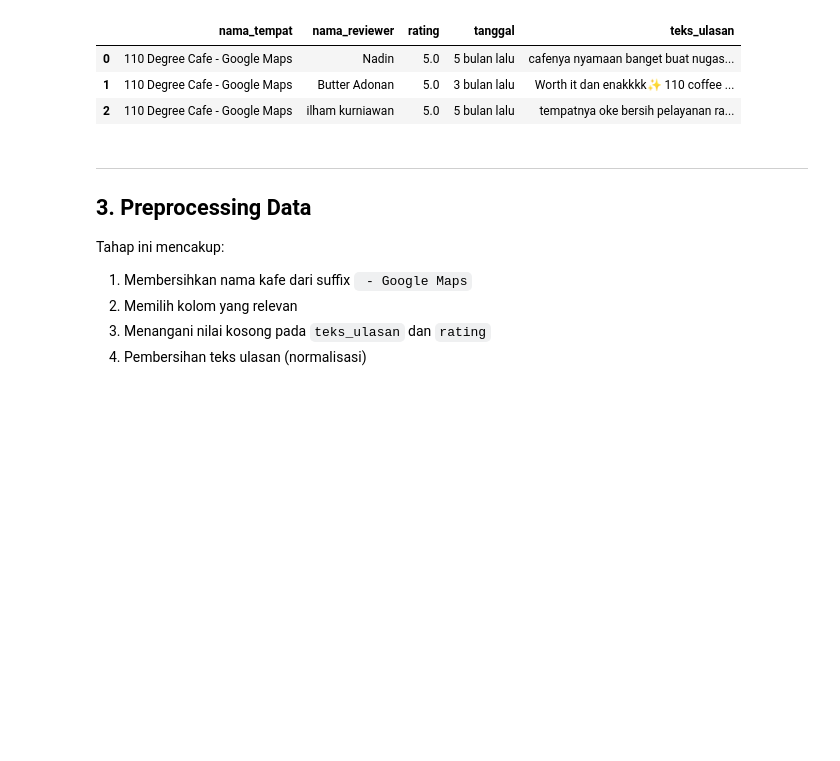
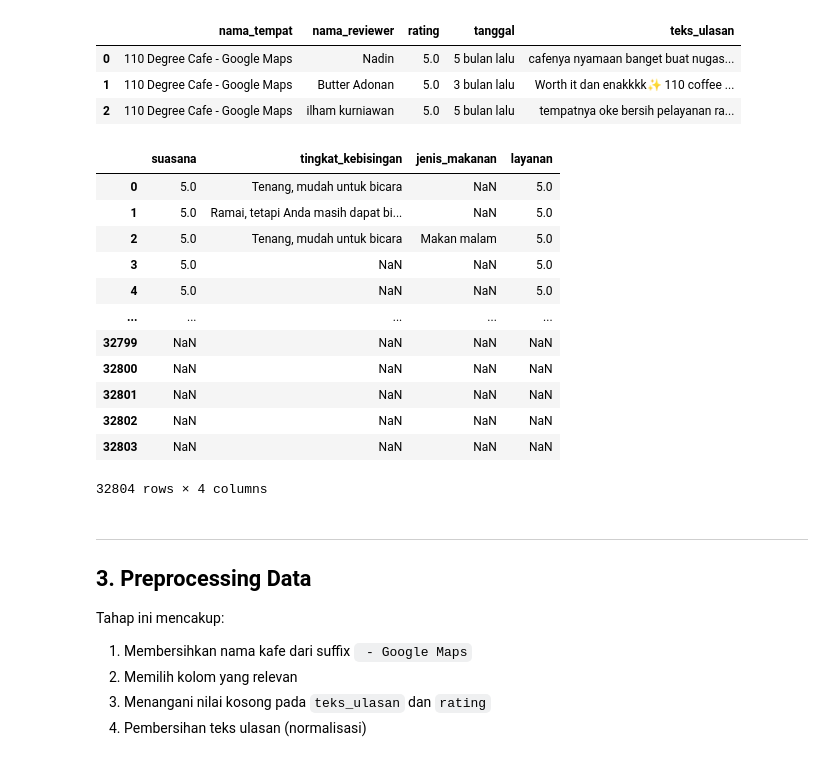
Before and after one commit to Sintasitinuriah/Final_Project_STBI, a Jupyter notebook: cbf_kafe_jogja_new.ipynb, the cells around one changed output. Cells and saved outputs as stored; diff of their text form; code cells hidden in the pictures; blank space fills up the shorter version.

```diff
--- a/cbf_kafe_jogja_new.ipynb
+++ b/cbf_kafe_jogja_new.ipynb
@@ -139,6 +139,23 @@ raw_df[['nama_tempat', 'nama_reviewer', 'rating', 'tanggal', 'teks_ulasan']].hea
 | 0 | 110 Degree Cafe - Google Maps | Nadin | 5.0 | 5 bulan lalu | cafenya nyamaan banget buat nugas... |
 | 1 | 110 Degree Cafe - Google Maps | Butter Adonan | 5.0 | 3 bulan lalu | Worth it dan enakkkk✨ 110 coffee ... |
 | 2 | 110 Degree Cafe - Google Maps | ilham kurniawan | 5.0 | 5 bulan lalu | tempatnya oke bersih pelayanan ra... |
+# %%
+kolom_vibe = raw_df[['suasana', 'tingkat_kebisingan', 'jenis_makanan', 'layanan']]
+kolom_vibe
+# %% [output]
+|  | suasana | tingkat_kebisingan | jenis_makanan | layanan |
+| 0 | 5.0 | Tenang, mudah untuk bicara | NaN | 5.0 |
+| 1 | 5.0 | Ramai, tetapi Anda masih dapat bi... | NaN | 5.0 |
+| 2 | 5.0 | Tenang, mudah untuk bicara | Makan malam | 5.0 |
+| 3 | 5.0 | NaN | NaN | 5.0 |
+| 4 | 5.0 | NaN | NaN | 5.0 |
+| ... | ... | ... | ... | ... |
+| 32799 | NaN | NaN | NaN | NaN |
+| 32800 | NaN | NaN | NaN | NaN |
+| 32801 | NaN | NaN | NaN | NaN |
+| 32802 | NaN | NaN | NaN | NaN |
+| 32803 | NaN | NaN | NaN | NaN |
+32804 rows × 4 columns
 # %% [markdown]
 ---
 ## 3. Preprocessing Data
```
Also changed, not shown: parts of 19 cells of this notebook, 6 other files.
